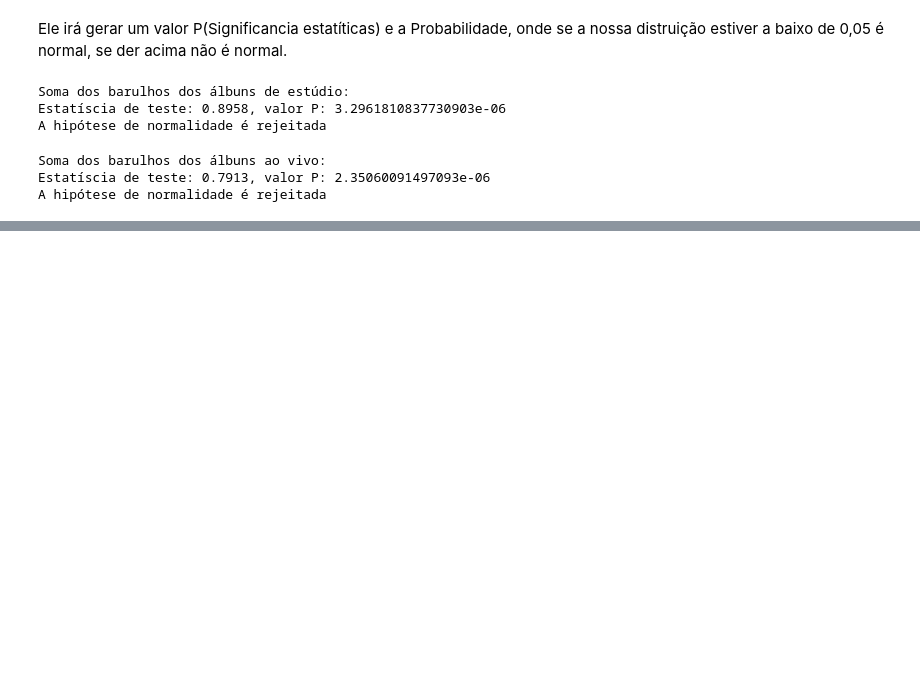
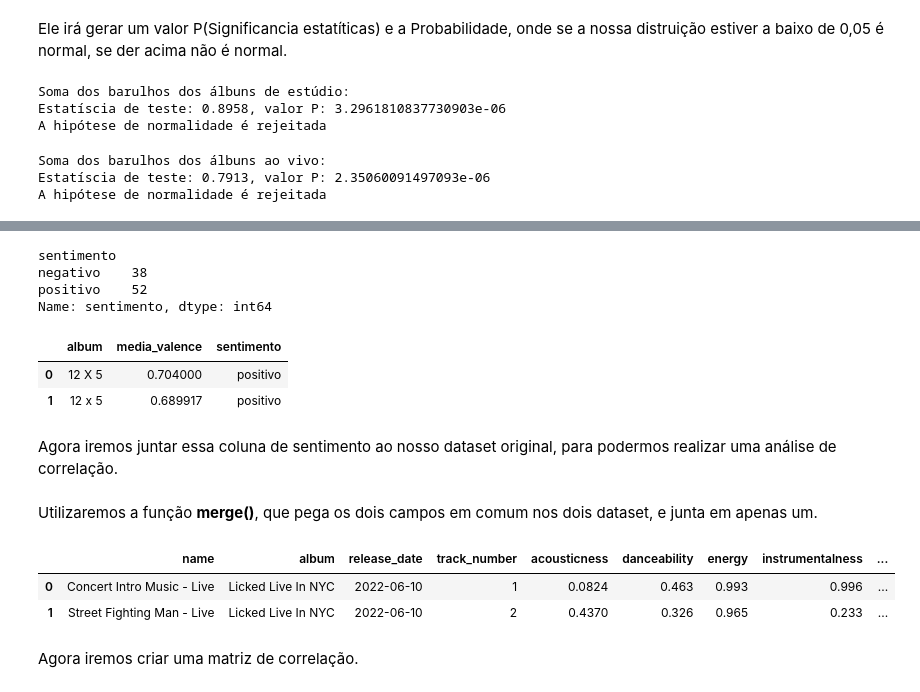
Before and after one commit to CorsiIsa/PosTech-Machine_Learng_And_Times_Series, a Jupyter notebook: analise_exploratoria.ipynb, the cells around one changed output, grey strips where cells are left out. Drawn from its saved outputs; the diff is of its cells as text; code cells hidden in the pictures; blank space fills up the shorter version.

```diff
--- a/analise_exploratoria.ipynb
+++ b/analise_exploratoria.ipynb
@@ -483,0 +524,33 @@ A hipótese de normalidade é rejeitada
+# %%
+media_por_album = df_rolling_stones.groupby('album')['valence'].mean().reset_index()
+
+media_por_album = media_por_album.rename(columns={'valence': 'media_valence'})
+
+media_por_album['sentimento'] = ["positivo" if v > 0.6 else "negativo" for v in media_por_album['media_valence']]
+
+media_por_album.groupby('sentimento')['sentimento'].count()
+# %% [output]
+sentimento
+negativo    38
+positivo    52
+Name: sentimento, dtype: int64
+# %%
+media_por_album.head(2)
+# %% [output]
+|  | album | media_valence | sentimento |
+| 0 | 12 X 5 | 0.704000 | positivo |
+| 1 | 12 x 5 | 0.689917 | positivo |
+# %% [markdown]
+Agora iremos juntar essa coluna de sentimento ao nosso dataset original, para podermos realizar uma análise de correlação.
+# %% [markdown]
+Utilizaremos a função **merge()**, que pega os dois campos em comum nos dois dataset, e junta em apenas um.
+# %%
+df_resultado_final = pd.merge( df_rolling_stones, media_por_album, on='album')
+
+df_resultado_final.head(2)
+# %% [output]
+|  | name | album | release_date | track_number | acousticness | danceability | energy | instrumentalness | ... |
+| 0 | Concert Intro Music - Live | Licked Live In NYC | 2022-06-10 | 1 | 0.0824 | 0.463 | 0.993 | 0.996 | ... |
+| 1 | Street Fighting Man - Live | Licked Live In NYC | 2022-06-10 | 2 | 0.4370 | 0.326 | 0.965 | 0.233 | ... |
+# %% [markdown]
+Agora iremos criar uma matriz de correlação.
```
Also changed, not shown: parts of 15 cells of this notebook.
